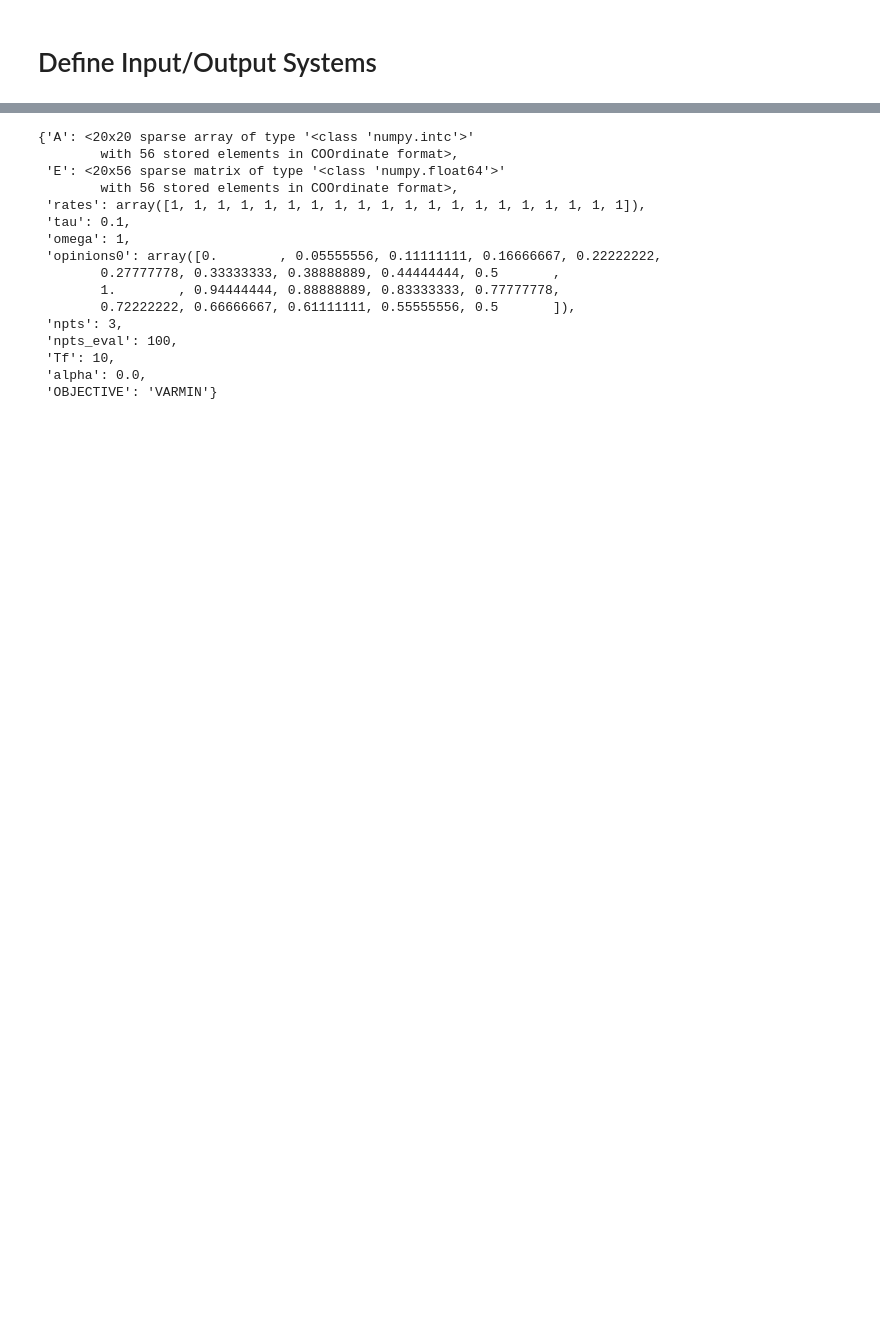
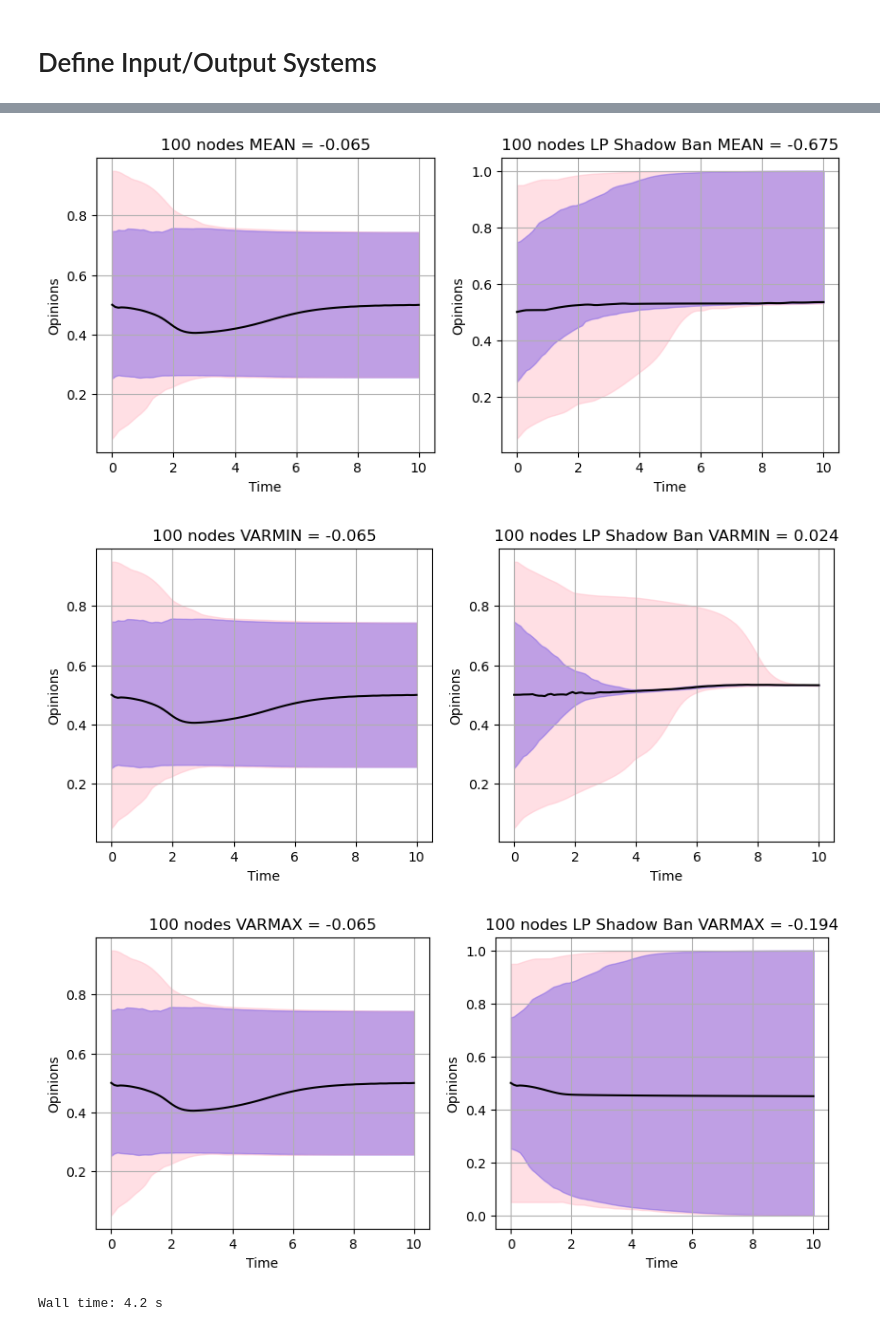
Before and after one commit to zlisto/opinion_dynamics, a Jupyter notebook: ShadowbanAdaptive.ipynb, the cells around one changed output, grey strips where cells are left out. Drawn from its saved outputs; the diff is of its cells as text; code cells hidden in the pictures; blank space fills up the shorter version.

```diff
--- a/ShadowbanAdaptive.ipynb
+++ b/ShadowbanAdaptive.ipynb
@@ -98,8 +100,9 @@ assert ne == E.shape[1]  #number of edges in network should equal columns of E
 
 #parameters of network model
 params = {'A':A,'E':E,'rates':rates,'tau':tau,'omega':omega, 'opinions0':opinions0,
-         'npts':npts,'npts_eval':npts_eval, 'Tf':Tf,'alpha':alpha,'OBJECTIVE':OBJECTIVE}
+         'npts_eval':npts_eval, 'Tf':Tf,'smax':smax,
+          'OBJECTIVE':OBJECTIVE, 'npts':npts}
 
 
-params
+params['OBJECTIVE']
 # %% [output]
@@ -223,16 +121,0 @@ costs_varmax
-# %%
-#T, Opinions_opt, U  = sb.simulate_opinions(params, sys_mean)
-OBJECTIVE = 'VARMIN'
-params['OBJECTIVE'] = OBJECTIVE
-sys = sys_varmin
-
-#linear decay
-Ucollocation_linear= sb.initial_control(params,OBJECTIVE)
-T, Opinions_linear, U_linear = sb.simulate_opinions(params, sys_no_agent, Ucollocation_linear)
-
-#adaptive shadow banning (no decay)
-T, Opinions_adaptive, _ = sb.simulate_opinions(params, sys)
-
-#####################################################
-costs_varmax = plot_shadowban(T, Opinions_no_agent, Opinions_linear, Opinions_adaptive, OBJECTIVE, alpha, PLOT = True)
-costs_varmax
@@ -244,19 +129,23 @@ costs_varmax
 # %%
-params
+%%time
+
+for OBJECTIVE in ['MEAN','VARMIN','VARMAX']:
+    params['OBJECTIVE'] = OBJECTIVE
+    #LP shadow banning
+    T, Opinions_lp, _ = sb.simulate_opinions(params, sys_lp)
+    obj_lp = sb.cost_sim(OBJECTIVE, Opinions_lp)
+
+    fig = plt.figure(figsize = (10,4))
+    plt.subplot(1,2,1)
+    plot_opinion_quantiles(T, Opinions_no_agent)
+    plt.title(f"{nv} nodes {OBJECTIVE} = {obj_no_agent:.3f}")
+    plt.subplot(1,2,2)
+    plot_opinion_quantiles(T, Opinions_lp)
+    plt.title(f"{nv} nodes LP Shadow Ban {OBJECTIVE} = {obj_lp:.3f}")
+    #plt.savefig(f"figures/shadowban_{OBJECTIVE}_{nv}_node_sbm.jpeg")
+    plt.show()
 # %% [output]
+[figure, added]
+[figure, added]
+[figure, added]
-{'A': <20x20 sparse array of type '<class 'numpy.intc'>'
-        with 56 stored elements in COOrdinate format>,
- 'E': <20x56 sparse matrix of type '<class 'numpy.float64'>'
-        with 56 stored elements in COOrdinate format>,
- 'rates': array([1, 1, 1, 1, 1, 1, 1, 1, 1, 1, 1, 1, 1, 1, 1, 1, 1, 1, 1, 1]),
- 'tau': 0.1,
- 'omega': 1,
- 'opinions0': array([0.        , 0.05555556, 0.11111111, 0.16666667, 0.22222222,
-        0.27777778, 0.33333333, 0.38888889, 0.44444444, 0.5       ,
-        1.        , 0.94444444, 0.88888889, 0.83333333, 0.77777778,
-        0.72222222, 0.66666667, 0.61111111, 0.55555556, 0.5       ]),
- 'npts': 3,
- 'npts_eval': 100,
- 'Tf': 10,
- 'alpha': 0.0,
- 'OBJECTIVE': 'VARMIN'}
+Wall time: 4.2 s
```
Also changed, not shown: parts of 23 cells of this notebook, 2 other files.
